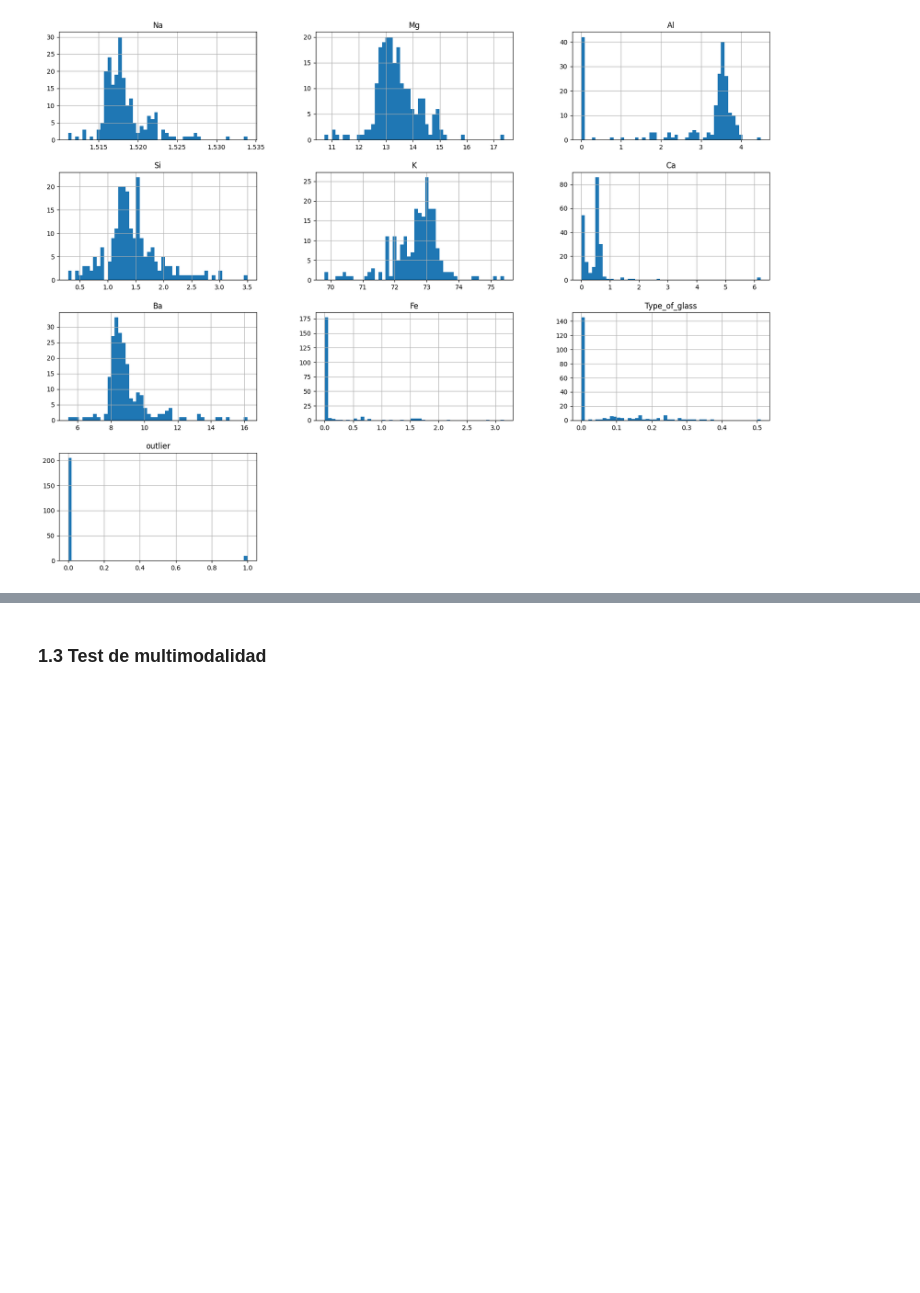
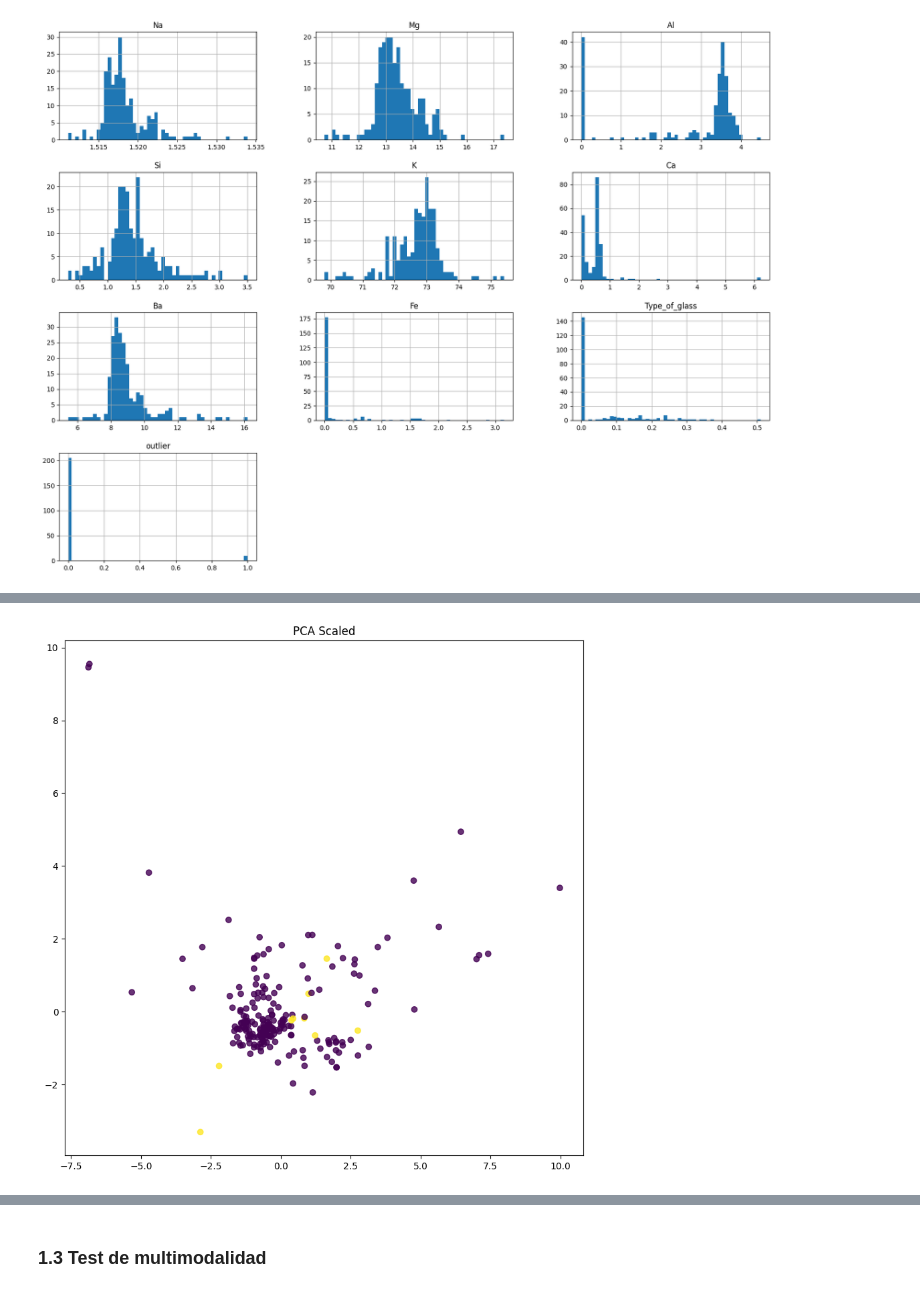
Before and after one commit to hdiazf/machine_learning_2, a Jupyter notebook: notebook/Entrega_2_ML2.ipynb, the cells around one changed output, grey strips where cells are left out. Drawn from its saved outputs; the diff is of its cells as text; code cells hidden in the pictures; blank space fills up the shorter version.

```diff
--- a/notebook/Entrega_2_ML2.ipynb
+++ b/notebook/Entrega_2_ML2.ipynb
@@ -66,0 +96,10 @@ plt.show()
+# %%
+X_scaled = RobustScaler().fit_transform(X)
+PCA_scaled = PCA(n_components=2)
+X_pca_scaled = PCA_scaled.fit_transform(X_scaled)
+plt.figure(figsize=(10, 10))
+plt.scatter(X_pca_scaled[:, 0], X_pca_scaled[:, 1], c=y, alpha=0.8)
+plt.title('PCA Scaled')
+plt.show()
+# %% [output]
+[figure, added]
```
Also changed, not shown: parts of 15 cells of this notebook, 2 other files.
